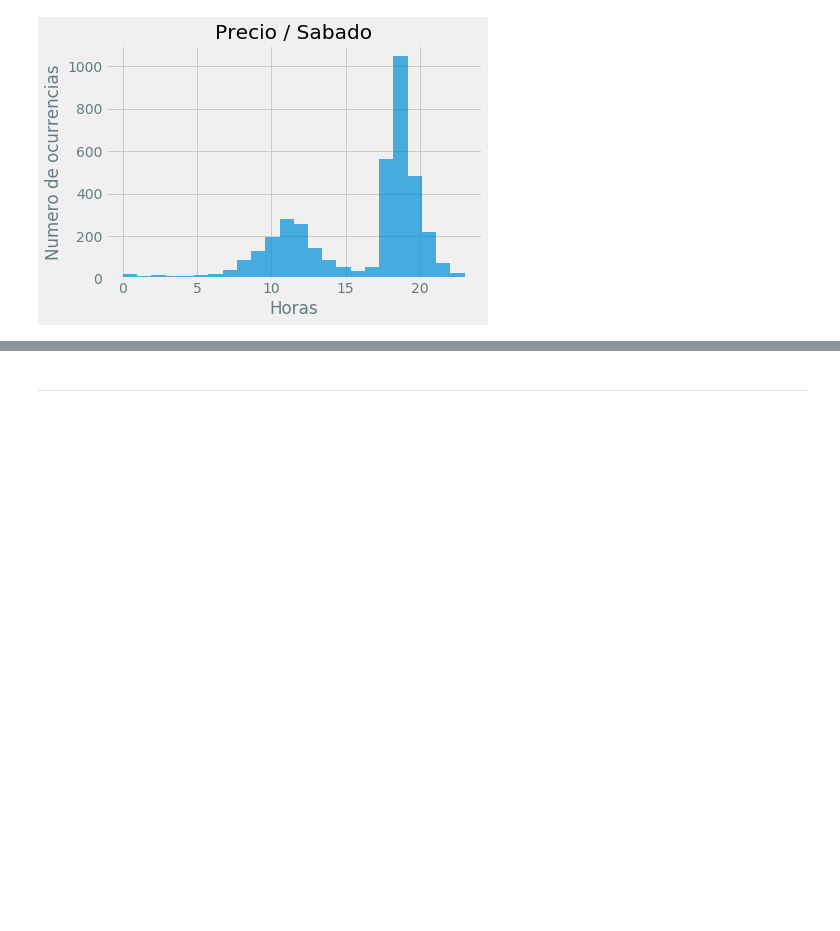
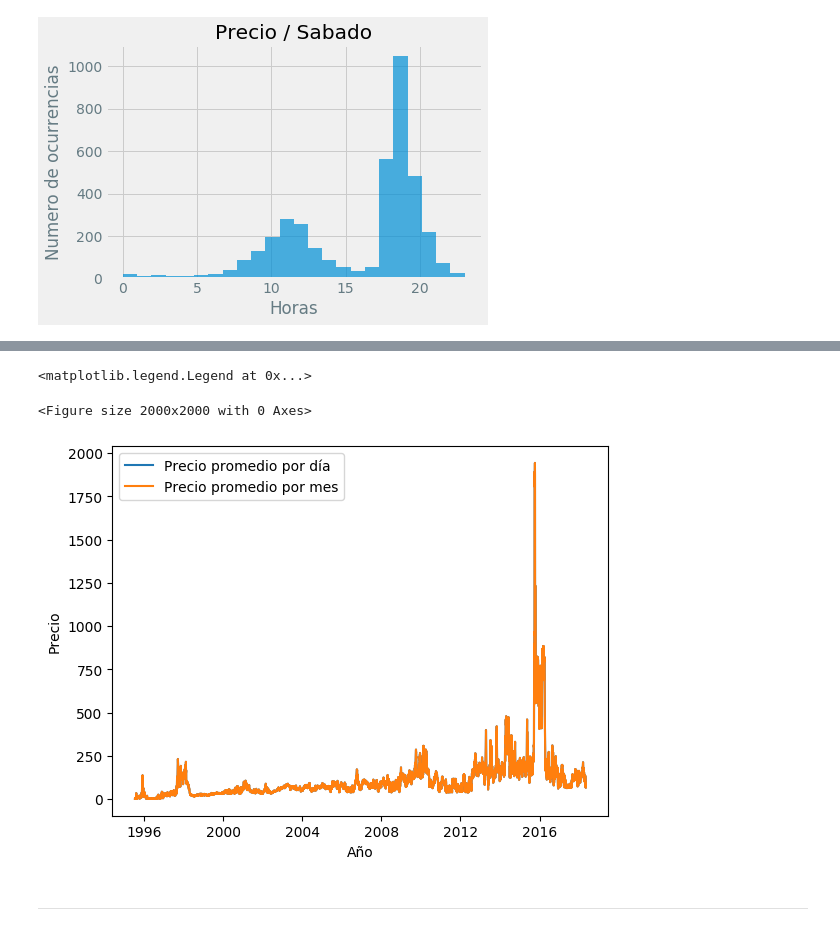
Before and after one commit to cda-2019-01/lab-analisis-exploratorio-de-datos-jgarciade, a Jupyter notebook: LAB-precios-electricidad.ipynb, the cells around one changed output, grey strips where cells are left out. Drawn from its saved outputs; the diff is of its cells as text; code cells hidden in the pictures; blank space fills up the shorter version.

```diff
--- a/LAB-precios-electricidad.ipynb
+++ b/LAB-precios-electricidad.ipynb
@@ -276,0 +305,13 @@ Text(0, 0.5, 'Numero de ocurrencias')
+# %%
+df_year = dfunique.copy()
+df_year['anio'] =  df_year[['Fecha']].apply(lambda x: dt.datetime.strftime(x['Fecha'], '%Y'), axis=1)
+
+df_group_year = df_year.groupby('anio').agg({'Precio': np.min})
+df_group_year.reset_index(inplace=True)
+df_group_year.columns = ['anio',"min-precio"]
+df_group_year.head()
+
+df_merged = pd.merge(df_group_year, df_year, on = ['anio'], how ='inner')
+df_merged = df_merged[(df_merged['min-precio'] == df_merged['Precio'])]
+df_merged = df_merged[['Fecha','min-precio']].drop_duplicates()
+df_merged
@@ -276,0 +339,8 @@ Text(0, 0.5, 'Numero de ocurrencias')
+# %%
+df = dfunique.copy()
+df['day'] =  df_year[['Fecha']].apply(lambda x: dt.datetime.strftime(x['Fecha'], '%A'), axis=1)
+df['month'] =  df_year[['Fecha']].apply(lambda x: dt.datetime.strftime(x['Fecha'], '%m'), axis=1)
+df_mean_day = df.groupby(['Fecha', 'day'])['Precio'].mean()
+df_mean_month = df.groupby(['Fecha', 'month'])['Precio'].mean()
+
+df_merged = pd.merge(df_mean_day, df_mean_month,  how='left', left_on=['Fecha'], right_on = ['Fecha'])
@@ -277,2 +357,18 @@ Text(0, 0.5, 'Numero de ocurrencias')
+# %%
+df_merged.columns = ['Promedio Diario', 'Promedio Mensual']
+
+plt.style.use('default')
+plt.figure(figsize=(20, 20))
+fig, ax = plt.subplots()
+ax.plot((df_merged.index.tolist()), df_merged['Promedio Diario'], label="Precio promedio por día")
+ax.plot((df_merged.index.tolist()), df_merged['Promedio Mensual'], label="Precio promedio por mes")
+plt.xlabel("Año")
+plt.ylabel("Precio")
+
+ax.legend()
+# %% [output]
+<matplotlib.legend.Legend at 0x...>
+<Figure size 2000x2000 with 0 Axes>
+[figure, added]
 # %% [markdown]
 ---
```
Also changed, not shown: parts of 7 cells of this notebook.
